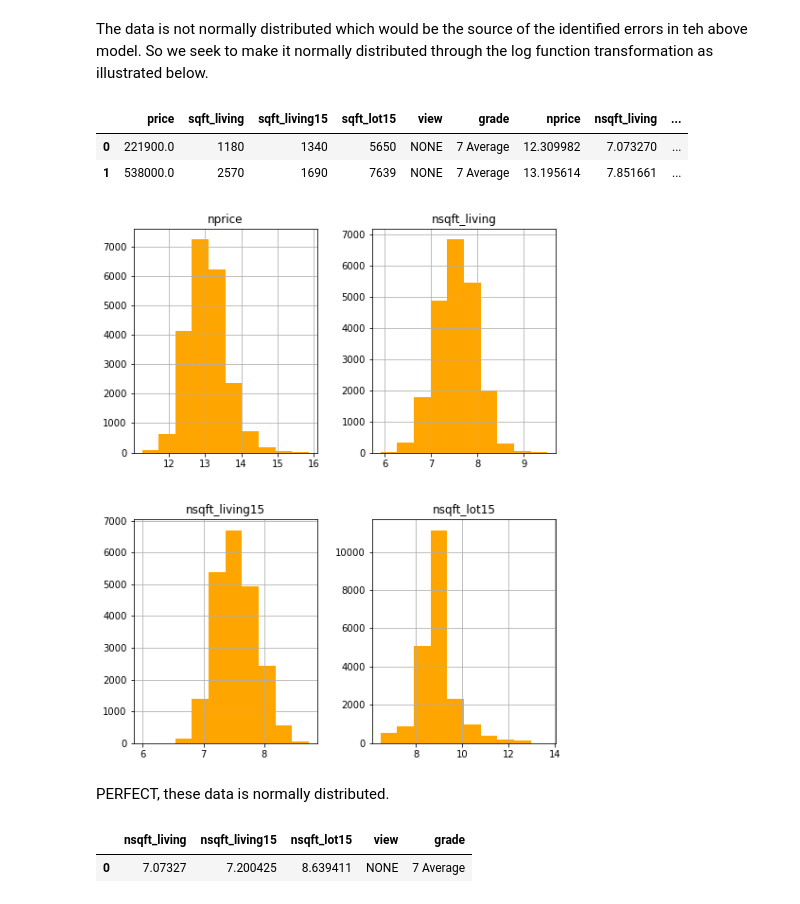
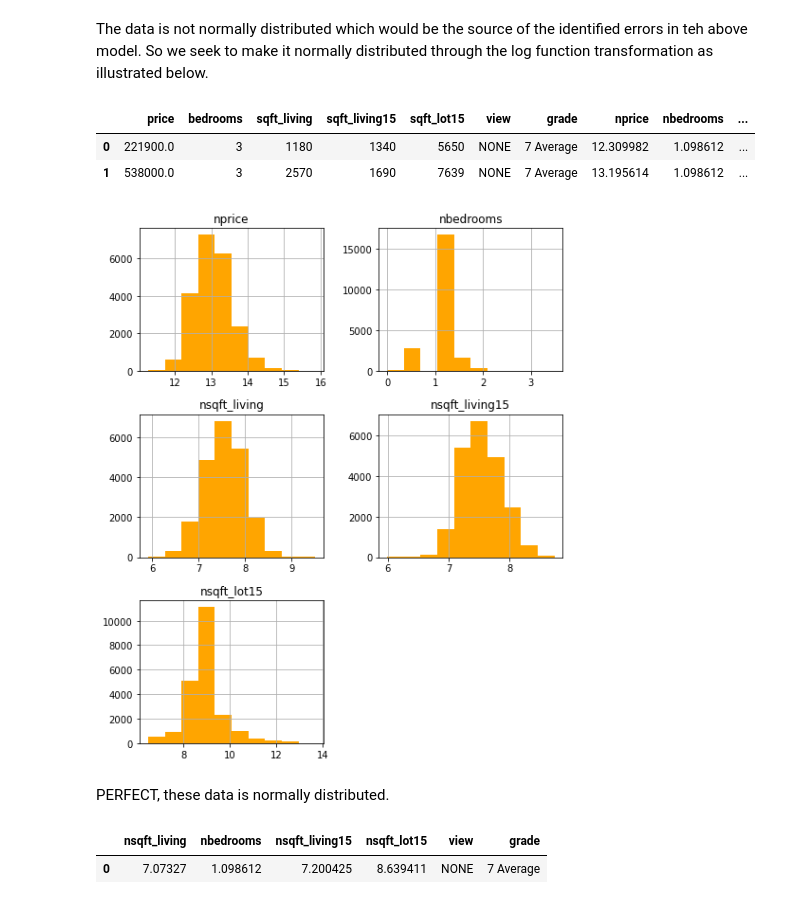
Before and after one commit to Bonnie10/Housing_Project, a Jupyter notebook: student.ipynb, the cells around one changed output. Drawn from its saved outputs; the diff is of its cells as text; code cells hidden in the pictures.

```diff
--- a/student.ipynb
+++ b/student.ipynb
@@ -857,6 +857,6 @@ Almost all other parameters of the model are statistically significant apart fro
 #### More Preciseness
 # %%
 # removing the statistically insignificant columns
-modifieddf = data[['price' , 'sqft_living' , 'sqft_living15' , 'sqft_lot15' , 'view' , 'grade']]
+modifieddf = data[['price' , 'bedrooms' , 'sqft_living' , 'sqft_living15' , 'sqft_lot15' , 'view' , 'grade']]
 modifieddf.head(2)
 # %% [output]
@@ -875,28 +875,31 @@ The data is not normally distributed which would be the source of the identified
 import warnings
 warnings.filterwarnings('ignore')
 modifieddf[['nprice' ,
+            'nbedrooms' ,
             'nsqft_living' ,
             'nsqft_living15' ,
             'nsqft_lot15']] = np.log(modifieddf[['price' ,
-                                          'sqft_living' ,
-                                          'sqft_living15' ,
-                                          'sqft_lot15']])
+                                                 'bedrooms' ,
+                                                 'sqft_living' ,
+                                                 'sqft_living15' ,
+                                                 'sqft_lot15']])
 modifieddf.head(2)
 # %% [output]
-|  | price | sqft_living | sqft_living15 | sqft_lot15 | view | grade | nprice | nsqft_living | ... |
-| 0 | 221900.0 | 1180 | 1340 | 5650 | NONE | 7 Average | 12.309982 | 7.073270 | ... |
-| 1 | 538000.0 | 2570 | 1690 | 7639 | NONE | 7 Average | 13.195614 | 7.851661 | ... |
+|  | price | bedrooms | sqft_living | sqft_living15 | sqft_lot15 | view | grade | nprice | nbedrooms | ... |
+| 0 | 221900.0 | 3 | 1180 | 1340 | 5650 | NONE | 7 Average | 12.309982 | 1.098612 | ... |
+| 1 | 538000.0 | 3 | 2570 | 1690 | 7639 | NONE | 7 Average | 13.195614 | 1.098612 | ... |
 # %%
 # visualizing to ensure normal distribution
-modifieddf[['nprice' , 'nsqft_living' , 'nsqft_living15' ,
+modifieddf[['nprice' , 'nbedrooms' , 'nsqft_living' , 'nsqft_living15' ,
              'nsqft_lot15']].hist(figsize = (8, 10) , color = 'orange');
 # %% [output]
-[figure, old version]
+[figure, new version]
 # %% [markdown]
 PERFECT, these data is normally distributed.
 # %%
 # Taking the data with n at the front that signifies its normal distribution.
 modifieddf[['nprice' ,
+            'nbedrooms' ,
             'nsqft_living' ,
             'nsqft_living15' ,
             'nsqft_lot15' ,
@@ -904,14 +907,15 @@ modifieddf[['nprice' ,
 # Modelling with this data
 y_m = modifieddf['nprice']
 X_m = modifieddf[['nsqft_living' ,
+                  'nbedrooms',
                   'nsqft_living15' ,
                   'nsqft_lot15' ,
                   'view' ,
                   'grade']]
 X_m.head(1)
 # %% [output]
-|  | nsqft_living | nsqft_living15 | nsqft_lot15 | view | grade |
-| 0 | 7.07327 | 7.200425 | 8.639411 | NONE | 7 Average |
+|  | nsqft_living | nbedrooms | nsqft_living15 | nsqft_lot15 | view | grade |
+| 0 | 7.07327 | 1.098612 | 7.200425 | 8.639411 | NONE | 7 Average |
 # %%
 # Getting dummies through one-hot encoding
 X_m = pd.get_dummies(X_m, columns = ['view' , 'grade'], drop_first = True)
```
Also changed, not shown: parts of 18 cells of this notebook.
